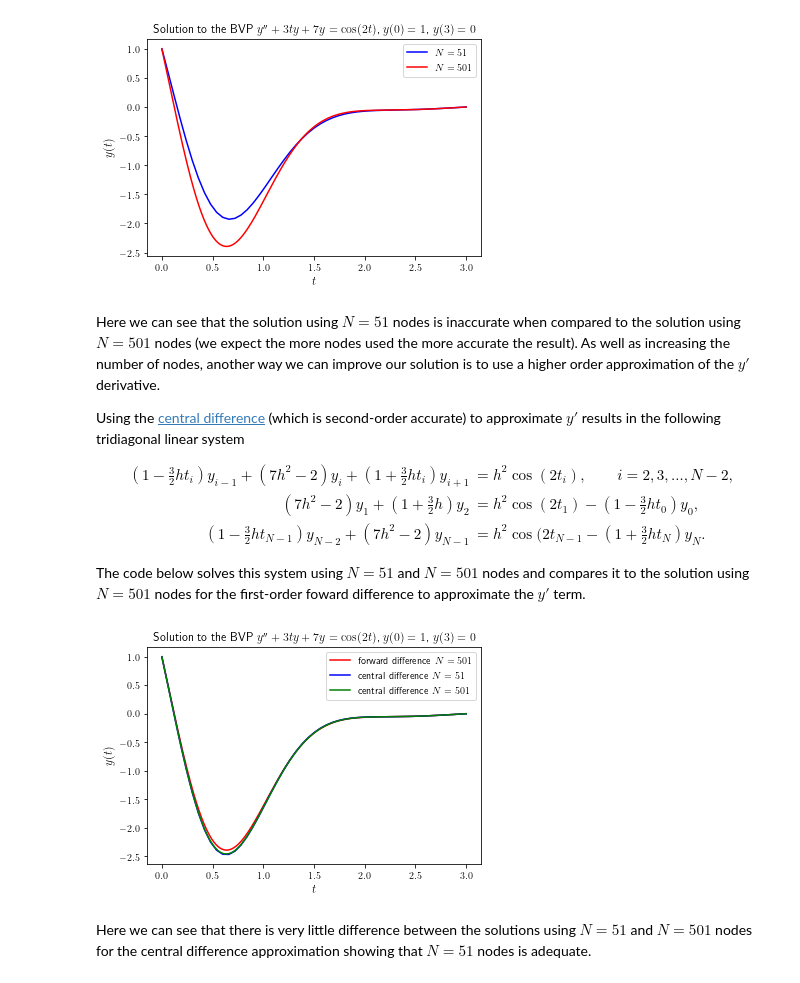
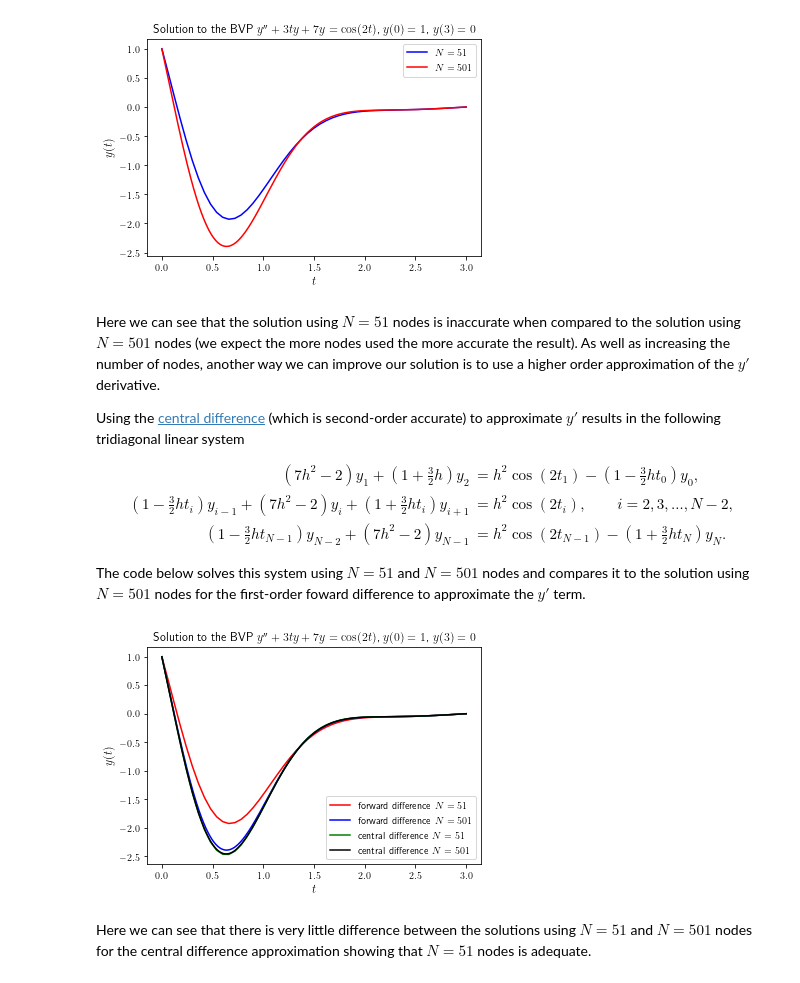
Before and after one commit to drjonshiach/ODEs, a Jupyter notebook: Python/boundary_value_problems.ipynb, the cells around one changed output. Saved outputs shown, nothing was run; the diff lists cells and outputs as text; code cells hidden in the pictures.

```diff
--- a/Python/boundary_value_problems.ipynb
+++ b/Python/boundary_value_problems.ipynb
@@ -85,7 +156,6 @@ def f(t, y):
 The program below solves the BVP problem defined here using the guess values $s=1$, $s=2$ and $s=1.5$.
 # %%
 %matplotlib inline
-from astropy.table import Table
 import matplotlib.pyplot as plt
 from matplotlib import rc
 rc('text', usetex=True)
@@ -108,13 +178,11 @@ for i in range(3):
     else:
         y = np.append(y, y1, axis=1)
 
-# Output solution tables
-for i in range(3):
-    table = Table([t, y[:,2*i], y[:,2*i+1]] , names=('t', 'y1', 'y2'))
-    table['t'].info.format = '0.1f'
-    table['y1'].info.format = '0.4f'
-    table['y2'].info.format = '0.4f'
-    print(table)
+    # Output solution table
+    print('\n t      y1      y2\n' + '-' * 20)
+    for n in range(len(t)):
+        print('{:3.2f} {:7.4f} {:7.4f}'\
+              .format(t[n], y1[n,0], y1[n,1]))
 
 # Plot solution
 colours = ['r', 'b', 'g']
@@ -496,7 +547,6 @@ bvals = [ 0, 2 ]      # boundary values
 h = 0.2               # step length
 
 # Discretise domain
-h = 0.2
 N = int((tspan[1] - tspan[0]) / h) + 1
 t = np.linspace(tspan[0], tspan[1], N)
 y = np.zeros(t.shape)
@@ -515,11 +565,9 @@ d[-1] = d[-1] - (1 - h) * y[-1]
 y[1:-1] = tridiag_solver(a, b, c, d)
 
 # Output solution table
-table = Table([t, y, exact_sol(t)] , names=('t', 'FD', 'Exact'))
-table['t'].info.format = '0.1f'
-table['FD'].info.format = '0.4f'
-table['Exact'].info.format = '0.4f'
-print(table)
+print(' t      y\n' + '-' * 12)
+for n in range(len(t)):
+    print('{:3.2f} {:7.4f}'.format(t[n], y[n]))
 
 # Plot solution
 fig, ax = plt.subplots()
@@ -569,7 +617,7 @@ The code below calculates the solution to this system using $N=51$ and $N=501$ n
 tspan = [ 0 , 3 ]
 bvals = [ 1, 0 ]
 
-# Solve using 50 and 501 nodes
+# Solve using 51 and 501 nodes
 for N in [ 51, 501 ]:
 
     # Discretise domain
@@ -581,11 +629,11 @@ for N in [ 51, 501 ]:
 
     # Define linear system
     a = np.ones(N - 2)
-    b = 7 * h**2 - 3 * h * t[1:-1] - 2
+    b = 7 * h ** 2 - 3 * h * t[1:-1] - 2
     c = 1 + 3 * h * t[1:-1]
-    d = h**2 * np.cos(2 * t[1:-1])
+    d = h ** 2 * np.cos(2 * t[1:-1])
     d[0] = d[0] - y[0]
-    d[-1] = d[-1]
+    d[-1] = d[-1] - (1 + 3 * h * t[-1]) * y[-1]
 
     # Solve linear system
     y[1:-1] = tridiag_solver(a, b, c, d)
@@ -616,9 +664,9 @@ Here we can see that the solution using $N=51$ nodes is inaccurate when compared
 Using the [central difference](#central_difference) (which is second-order accurate) to approximate $y'$ results in the following tridiagonal linear system
 
 \begin{align*}
-\left( 1 - \frac{3}{2} h t_i \right) y_{i-1} + (7h^2 - 2) y_i + \left(1 + \frac{3}{2} h t_i \right) y_{i+1} &= h^2 \cos(2 t_i), \qquad  i = 2, 3, \ldots, N-2, \\
     (7 h^2  - 2) y_1 + \left(1 + \frac{3}{2} h \right) y_2 &= h^2 \cos(2 t_1) - \left(1 - \frac{3}{2} h t_0 \right) y_0, \\
-    \left(1 - \frac{3}{2} h t_{N-1} \right) y_{N-2} + (7h^2 - 2) y_{N-1} &= h^2 \cos(2 t_{N-1} - \left( 1 + \frac{3}{2} h t_N \right) y_N.
+    \left( 1 - \frac{3}{2} h t_i \right) y_{i-1} + (7h^2 - 2) y_i + \left(1 + \frac{3}{2} h t_i \right) y_{i+1} &= h^2 \cos(2 t_i), \qquad  i = 2, 3, \ldots, N-2, \\
+    \left(1 - \frac{3}{2} h t_{N-1} \right) y_{N-2} + (7h^2 - 2) y_{N-1} &= h^2 \cos(2 t_{N-1}) - \left( 1 + \frac{3}{2} h t_N \right) y_N.
 \end{align*}
 
 The code below solves this system using $N=51$ and $N=501$ nodes and compares it to the solution using $N=501$ nodes for the first-order foward difference to approximate the $y'$ term.
@@ -634,37 +682,38 @@ for N in [ 51, 501 ]:
     y[-1] = bvals[1]
 
     # Define linear system
     a = 1 - 3 / 2 * h * t[1:-1]
     b = (7 * h**2 - 2) * np.ones(N - 2)
     c = 1 + 3 / 2 * h * t[1:-1]
     d = h**2 * np.cos(2 * t[1:-1])
     d[0] = d[0] - (1 - 3 / 2 * h * t[0]) * y[0]
     d[-1] = d[-1] - (1 + 3 / 2 * h * t[-1]) * y[-1]
 
     # Solve linear system
     y[1:-1] = tridiag_solver(a, b, c, d)
 
     # Save solutions
     if N == 51:
         t3, y3 = t, y
     else:
         t4, y4 = t, y
 
 # Plot solutions
 fig, ax = plt.subplots()
 
-ax.plot(t2, y2, 'r-', label='forward difference $N=501$')
-ax.plot(t3, y3, 'b-', label='central difference $N=51$')
-ax.plot(t4, y4, 'g-', label='central difference $N=501$')
+ax.plot(t1, y1, 'r-', label='forward difference $N=51$')
+ax.plot(t2, y2, 'b-', label='forward difference $N=501$')
+ax.plot(t3, y3, 'g-', label='central difference $N=51$')
+ax.plot(t4, y4, 'k-', label='central difference $N=501$')
 
 ax.set_title("Solution to the BVP $y'' + 3ty + 7y = \cos(2t)$, $y(0)=1$, $y(3)=0$")
 ax.set_xlabel('$t$', fontsize=12)
 ax.set_ylabel('$y(t)$', fontsize=12)
 ax.legend()
 
 plt.show()
 # %% [output]
-[figure, old version]
+[figure, new version]
 # %% [markdown]
 Here we can see that there is very little difference between the solutions using $N=51$ and $N=501$ nodes for the central difference approximation showing that $N=51$ nodes is adequate.
 # %% [markdown]
```
Also changed, not shown: parts of 18 cells of this notebook, 30 other files.
